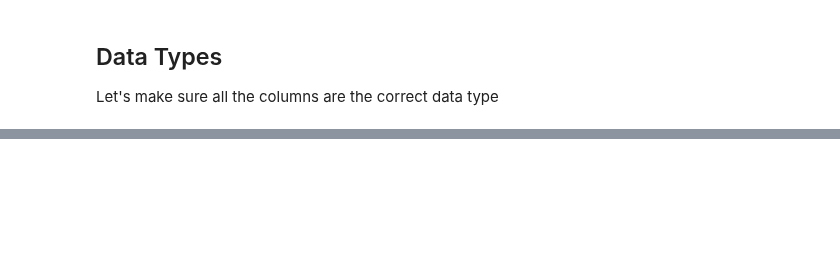
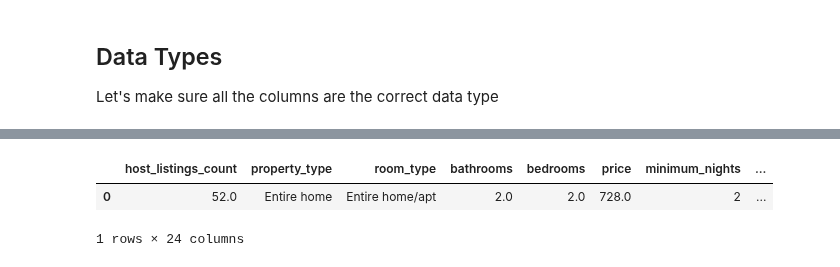
Before and after one commit to nlee98/ADS-599_Capstone_Project, a Jupyter notebook: Code Library/2_Cleaning_Engineering.ipynb, the cells around one changed output, grey strips where cells are left out. Drawn from its saved outputs; the diff is of its cells as text; code cells hidden in the pictures; blank space fills up the shorter version.

```diff
--- a/Code Library/Cleaning_Engineering.ipynb
+++ b/Code Library/2_Cleaning_Engineering.ipynb
@@ -156,0 +168,10 @@ sent_df.to_csv("../Data/clean_df.csv.gz", compression= "gzip", index=False)
+# %%
+# Read in the csv file from the previous notebook
+preproc_df = pd.read_csv("../Data/clean_df.csv.gz",
+                         compression = "gzip")
+
+preproc_df.head(1)
+# %% [output]
+|  | host_listings_count | property_type | room_type | bathrooms | bedrooms | price | minimum_nights | ... |
+| 0 | 52.0 | Entire home | Entire home/apt | 2.0 | 2.0 | 728.0 | 2 | ... |
+1 rows × 24 columns
```
Also changed, not shown: parts of 12 cells of this notebook, 4 other files.
